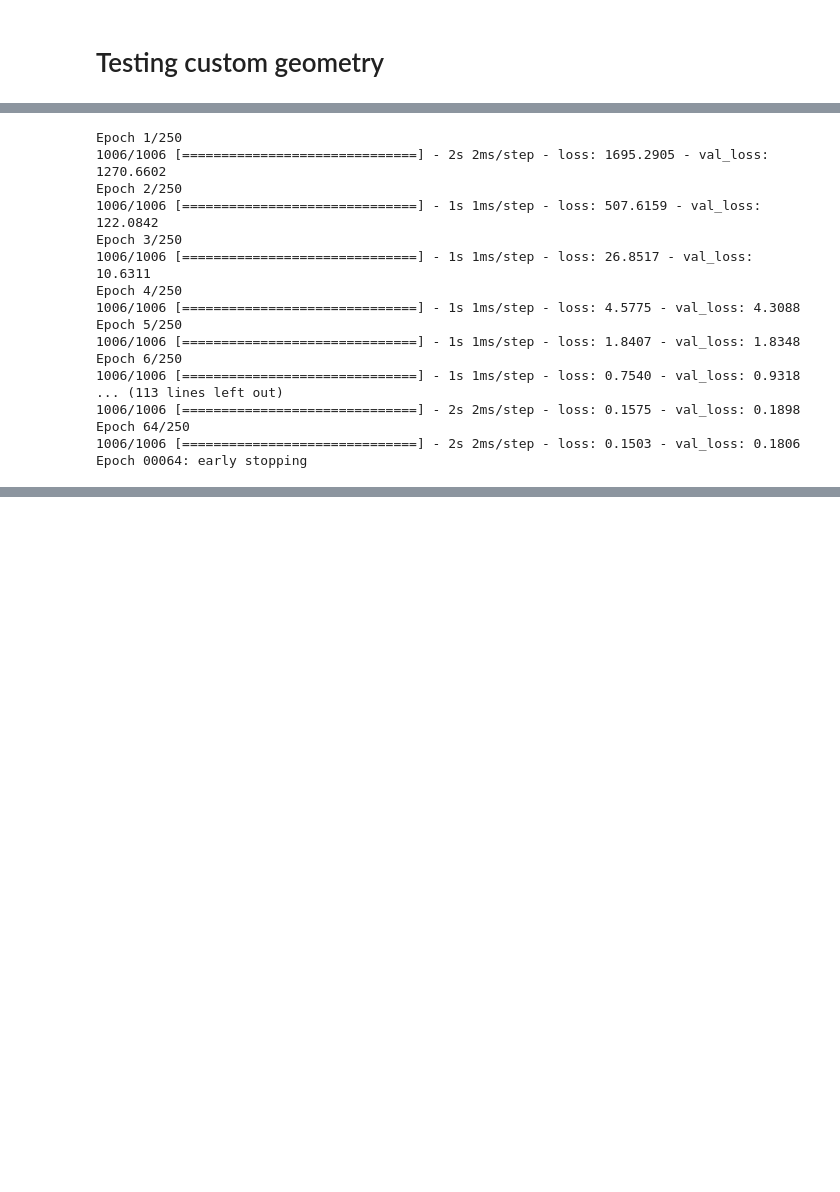
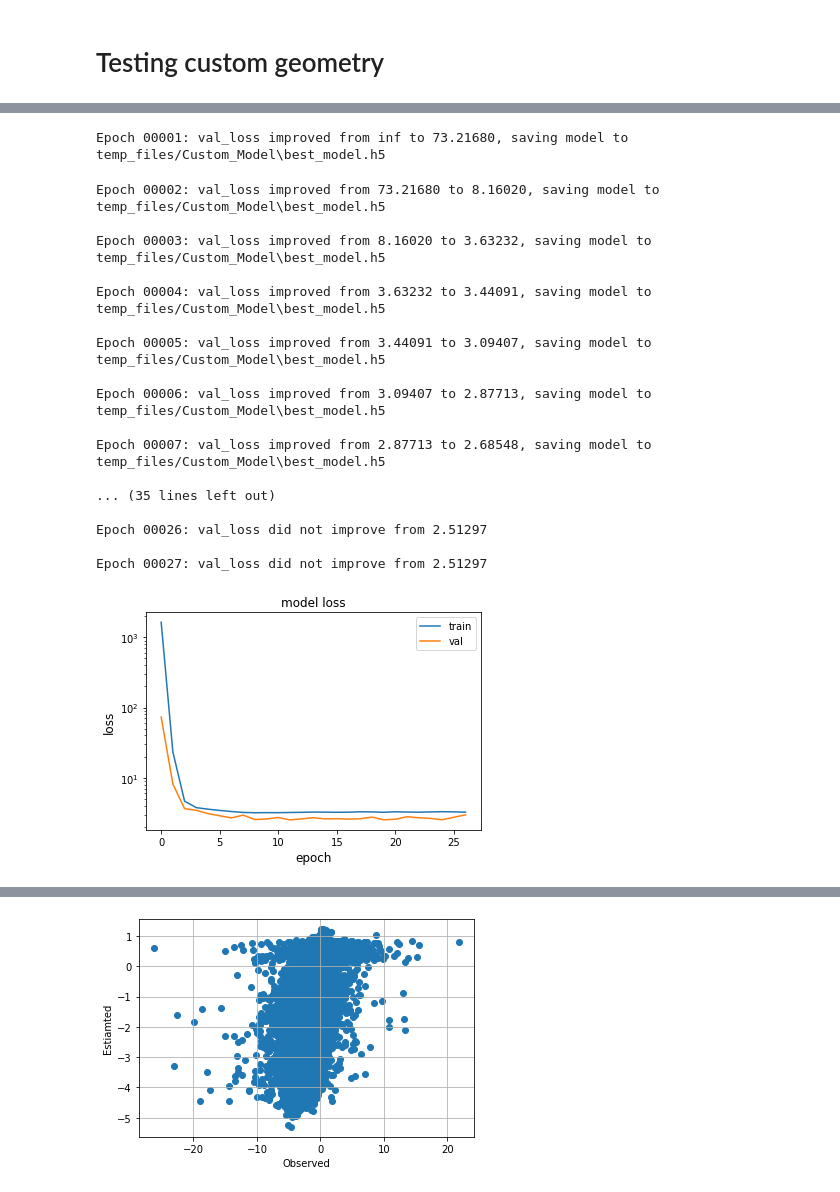
Before and after one commit to June-Skeeter/ML_Scripts, a Jupyter notebook: NN_Custom_Geometry.ipynb, the cells around one changed output, grey strips where cells are left out. Saved outputs shown, nothing was run; the diff lists cells and outputs as text; code cells hidden in the pictures; blank space fills up the shorter version.

```diff
--- a/NN_Custom_Geometry.ipynb
+++ b/NN_Custom_Geometry.ipynb
@@ -59,9 +147,9 @@ batch_size = 32
 
 callbacks = [
     keras.callbacks.ModelCheckpoint(
-        "best_model.h5", save_best_only=True, monitor="val_loss"
+        "temp_files/Custom_Model/best_model.h5", save_best_only=True, monitor="val_loss", verbose=1
     ),
-    keras.callbacks.EarlyStopping(monitor="val_loss", patience=10, verbose=1),
+    keras.callbacks.EarlyStopping(monitor="val_loss", patience=15, verbose=0),
 ]
 
 model.compile(
@@ -70,41 +158,59 @@ model.compile(
 )
 
 history = model.fit(
-    x_train,
-    y_train,
+    [x_train_GPP,x_train_ER],
+    y_train_NEE,
     batch_size=batch_size,
     epochs=epochs,
     callbacks=callbacks,
     validation_split=0.2,
-    verbose=1,
+    verbose=0,
 )
 # %% [output]
-Epoch 1/250
-1006/1006 [==============================] - 2s 2ms/step - loss: 1695.2905 - val_loss: 1270.6602
-Epoch 2/250
-1006/1006 [==============================] - 1s 1ms/step - loss: 507.6159 - val_loss: 122.0842
-Epoch 3/250
-1006/1006 [==============================] - 1s 1ms/step - loss: 26.8517 - val_loss: 10.6311
-Epoch 4/250
-1006/1006 [==============================] - 1s 1ms/step - loss: 4.5775 - val_loss: 4.3088
-Epoch 5/250
-1006/1006 [==============================] - 1s 1ms/step - loss: 1.8407 - val_loss: 1.8348
-Epoch 6/250
-1006/1006 [==============================] - 1s 1ms/step - loss: 0.7540 - val_loss: 0.9318
-... (113 lines left out)
-1006/1006 [==============================] - 2s 2ms/step - loss: 0.1575 - val_loss: 0.1898
-Epoch 64/250
-1006/1006 [==============================] - 2s 2ms/step - loss: 0.1503 - val_loss: 0.1806
-Epoch 00064: early stopping
+Epoch 00001: val_loss improved from inf to 73.21680, saving model to temp_files/Custom_Model\best_model.h5
+Epoch 00002: val_loss improved from 73.21680 to 8.16020, saving model to temp_files/Custom_Model\best_model.h5
+
+Epoch 00003: val_loss improved from 8.16020 to 3.63232, saving model to temp_files/Custom_Model\best_model.h5
+
+Epoch 00004: val_loss improved from 3.63232 to 3.44091, saving model to temp_files/Custom_Model\best_model.h5
+
+Epoch 00005: val_loss improved from 3.44091 to 3.09407, saving model to temp_files/Custom_Model\best_model.h5
+
+Epoch 00006: val_loss improved from 3.09407 to 2.87713, saving model to temp_files/Custom_Model\best_model.h5
+
+Epoch 00007: val_loss improved from 2.87713 to 2.68548, saving model to temp_files/Custom_Model\best_model.h5
+
+... (35 lines left out)
+
+Epoch 00026: val_loss did not improve from 2.51297
+
+Epoch 00027: val_loss did not improve from 2.51297
 # %%
-model = keras.models.load_model("best_model.h5")
+model = keras.models.load_model("temp_files/Custom_Model/best_model.h5")
 
-test_loss = model.evaluate(x_train, y_train)
+# test_loss = model.evaluate([x_train_GPP,x_train_ER], y_train_NEE)
+# print("Test loss", test_loss)
+metric = "loss"
+plt.figure()
+plt.plot(history.history[metric])
+plt.plot(history.history["val_" + metric])
+plt.title("model " + metric)
+plt.ylabel(metric, fontsize="large")
+plt.xlabel("epoch", fontsize="large")
+plt.legend(["train", "val"], loc="best")
+plt.yscale('log')
+plt.show()
+plt.close()
 
-# print("Test accuracy", test_acc)
-print("Test loss", test_loss)
+pred = model.predict([x_train_GPP,x_train_ER])
 
-
-# print(x_train)
-# print(y_train)
+fig,ax=plt.subplots()
+ax.scatter(y_train_NEE,pred)
+ax.set_ylabel('Estiamted')
+ax.set_xlabel('Observed')
+# ax.set_ylim(ax.get_xlim())
+ax.grid()
+print(metrics.r2_score(y_train_NEE,pred))
+print(metrics.mean_squared_error(y_train_NEE,pred)**.5)
 # %% [output]
+[figure, added]
@@ -112,0 +219 @@ Test loss 0.13724437355995178
+[figure, added]
```
Also changed, not shown: parts of 11 cells of this notebook, 1 other file.
